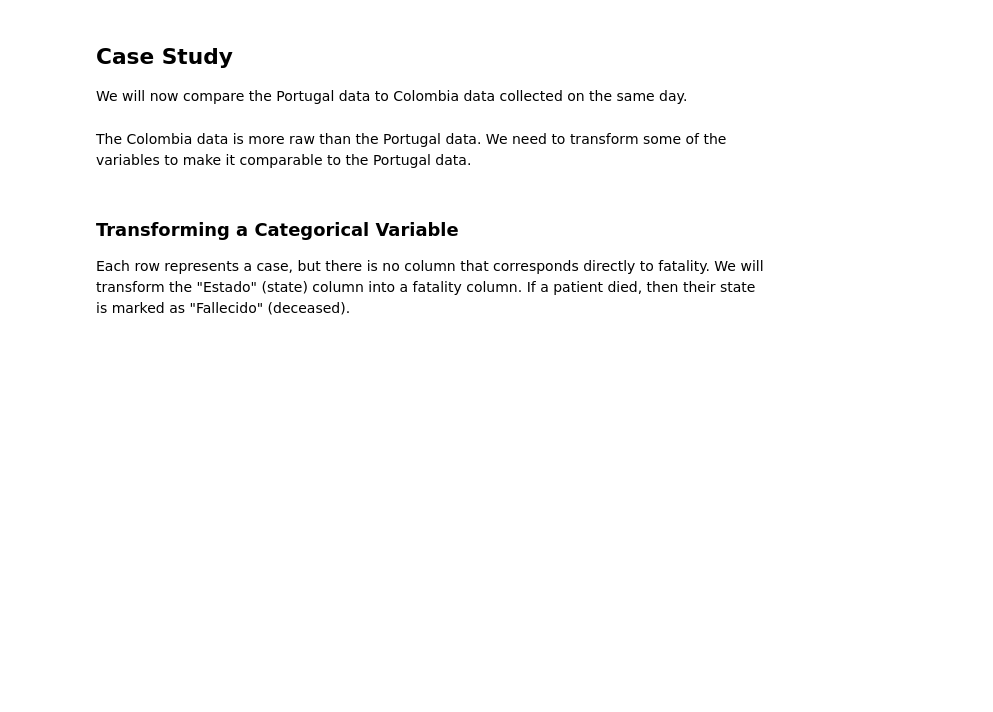
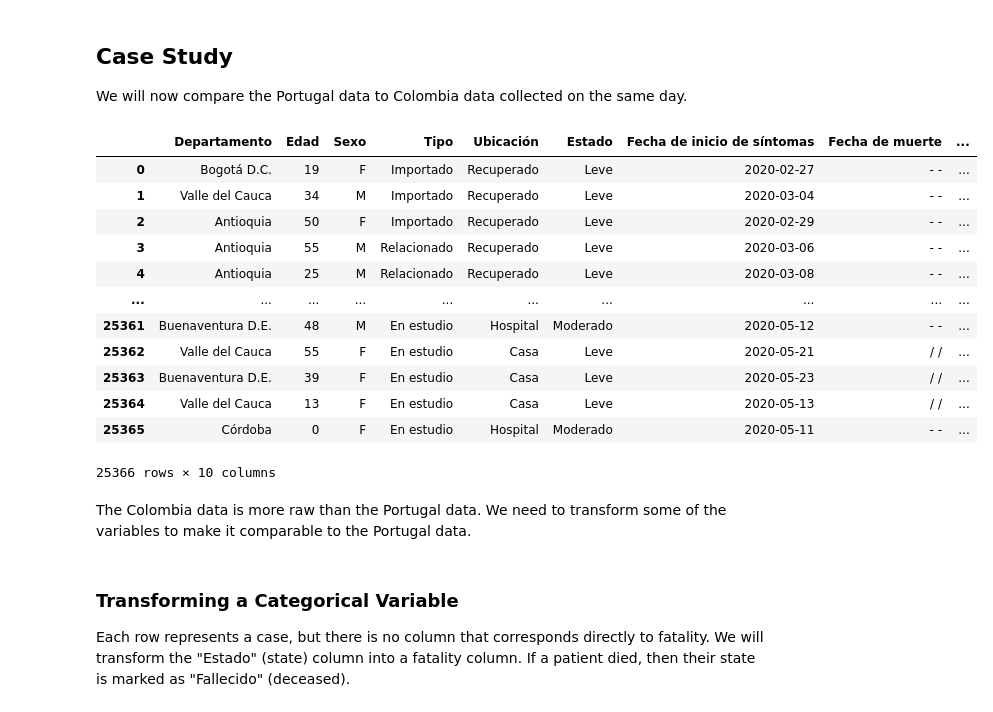
Before and after one commit to csc-466-summer-2022/csc-466-student, a Jupyter notebook: labs/Lab0.ipynb, the cells around one changed output. Drawn from its saved outputs; the diff is of its cells as text; code cells hidden in the pictures; blank space fills up the shorter version.

```diff
--- a/labs/Lab0.ipynb
+++ b/labs/Lab0.ipynb
@@ -133,8 +714,22 @@ We see that men have a higher COVID-19 fatality rate than women.
 
 We will now compare the Portugal data to Colombia data collected on the same day.
 # %%
-colombia_data = pd.read_csv(url + "colombia_2020-05-28.csv")
+colombia_data = pd.read_csv(f"{REPO}/data/covid/colombia_2020-05-28.csv")
 colombia_data
+# %% [output]
+|  | Departamento | Edad | Sexo | Tipo | Ubicación | Estado | Fecha de inicio de síntomas | Fecha de muerte | ... |
+| 0 | Bogotá D.C. | 19 | F | Importado | Recuperado | Leve | 2020-02-27 | - - | ... |
+| 1 | Valle del Cauca | 34 | M | Importado | Recuperado | Leve | 2020-03-04 | - - | ... |
+| 2 | Antioquia | 50 | F | Importado | Recuperado | Leve | 2020-02-29 | - - | ... |
+| 3 | Antioquia | 55 | M | Relacionado | Recuperado | Leve | 2020-03-06 | - - | ... |
+| 4 | Antioquia | 25 | M | Relacionado | Recuperado | Leve | 2020-03-08 | - - | ... |
+| ... | ... | ... | ... | ... | ... | ... | ... | ... | ... |
+| 25361 | Buenaventura D.E. | 48 | M | En estudio | Hospital | Moderado | 2020-05-12 | - - | ... |
+| 25362 | Valle del Cauca | 55 | F | En estudio | Casa | Leve | 2020-05-21 | / / | ... |
+| 25363 | Buenaventura D.E. | 39 | F | En estudio | Casa | Leve | 2020-05-23 | / / | ... |
+| 25364 | Valle del Cauca | 13 | F | En estudio | Casa | Leve | 2020-05-13 | / / | ... |
+| 25365 | Córdoba | 0 | F | En estudio | Hospital | Moderado | 2020-05-11 | - - | ... |
+25366 rows × 10 columns
 # %% [markdown]
 The Colombia data is more raw than the Portugal data. We need to transform some of the variables to make it comparable to the Portugal data.
 # %% [markdown]
```
Also changed, not shown: parts of 95 cells of this notebook, 28 other files.
